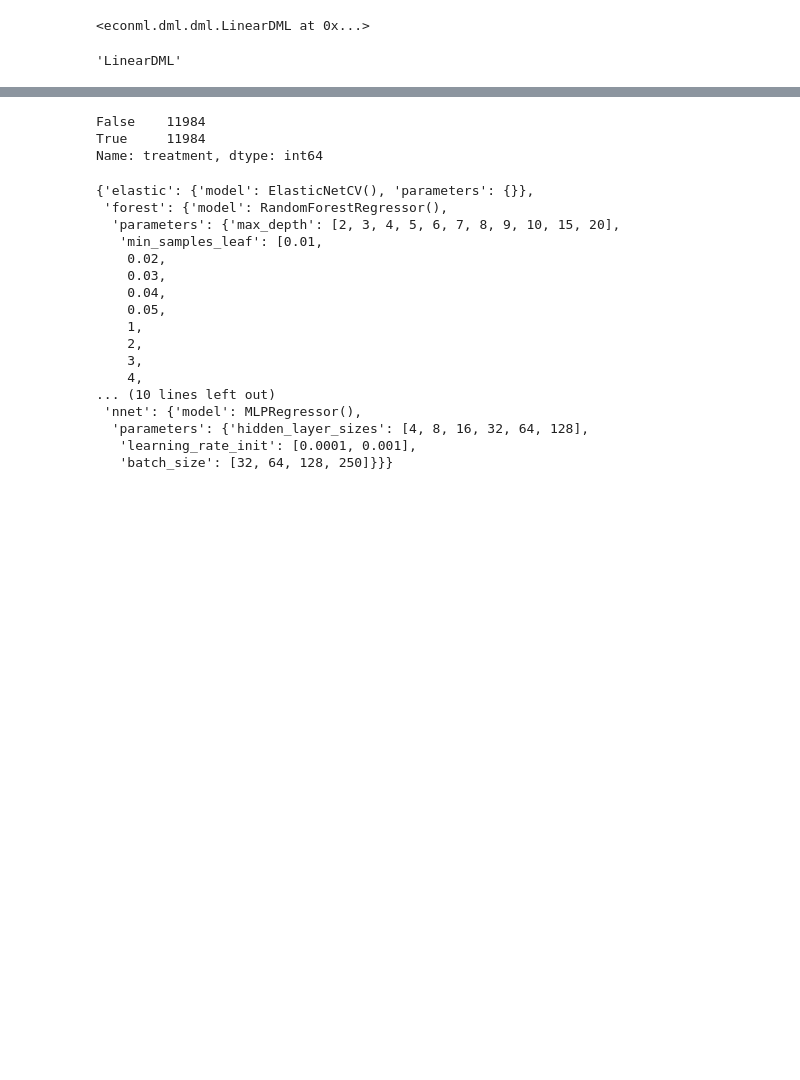
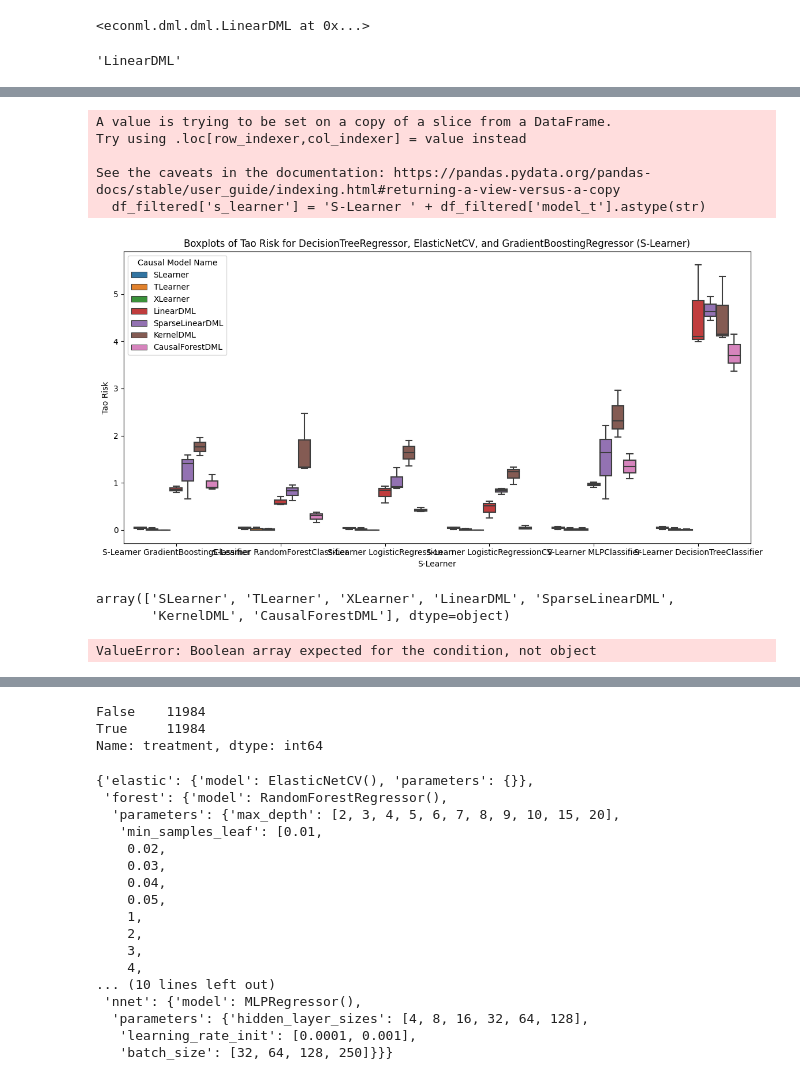
Before and after one commit to AnthonyCampbell208/hyperparameter_research, a Jupyter notebook: test.ipynb, the cells around one changed output, grey strips where cells are left out. Drawn from its saved outputs; the diff is of its cells as text; code cells hidden in the pictures; blank space fills up the shorter version.

```diff
--- a/test.ipynb
+++ b/test.ipynb
@@ -132,0 +182,41 @@ Name: treatment, Length: 747, dtype: bool
+# %%
+import pandas as pd
+import seaborn as sns
+import matplotlib.pyplot as plt
+
+# Assuming your DataFrame is called df
+# df = pd.read_csv('your_data.csv')  # Uncomment this line if you're loading the data from a CSV file
+
+# Filter the DataFrame to only include rows with the specified models
+models = ['DecisionTreeRegressor', 'ElasticNetCV', 'GradientBoostingRegressor']
+df_filtered = ihdp_results[ihdp_results['model_y'].isin(models)]
+
+# Create a new column with S-Learner information
+df_filtered['s_learner'] = 'S-Learner ' + df_filtered['model_t'].astype(str)
+
+# Create boxplots for tao_risk
+plt.figure(figsize=(12, 6))
+sns.boxplot(data=df_filtered, x='s_learner', y='tao_risk', hue='causal_model_name')
+plt.title('Boxplots of Tao Risk for DecisionTreeRegressor, ElasticNetCV, and GradientBoostingRegressor (S-Learner)')
+plt.xlabel('S-Learner')
+plt.ylabel('Tao Risk')
+plt.legend(title='Causal Model Name')
+plt.tight_layout()
+plt.savefig("tao_risk_boxplots_s_learner.png")
+plt.show()
+# %% [output]
+A value is trying to be set on a copy of a slice from a DataFrame.
+Try using .loc[row_indexer,col_indexer] = value instead
+
+See the caveats in the documentation: https://pandas.pydata.org/pandas-docs/stable/user_guide/indexing.html#returning-a-view-versus-a-copy
+  df_filtered['s_learner'] = 'S-Learner ' + df_filtered['model_t'].astype(str)
+[figure, added]
+# %%
+ihdp_results['causal_model_name'].unique()
+# %% [output]
+array(['SLearner', 'TLearner', 'XLearner', 'LinearDML', 'SparseLinearDML',
+       'KernelDML', 'CausalForestDML'], dtype=object)
+# %%
+ihdp_results['tao_risk']
+# %% [output]
+ValueError: Boolean array expected for the condition, not object
```
Also changed, not shown: parts of 25 cells of this notebook, 10 other files.
